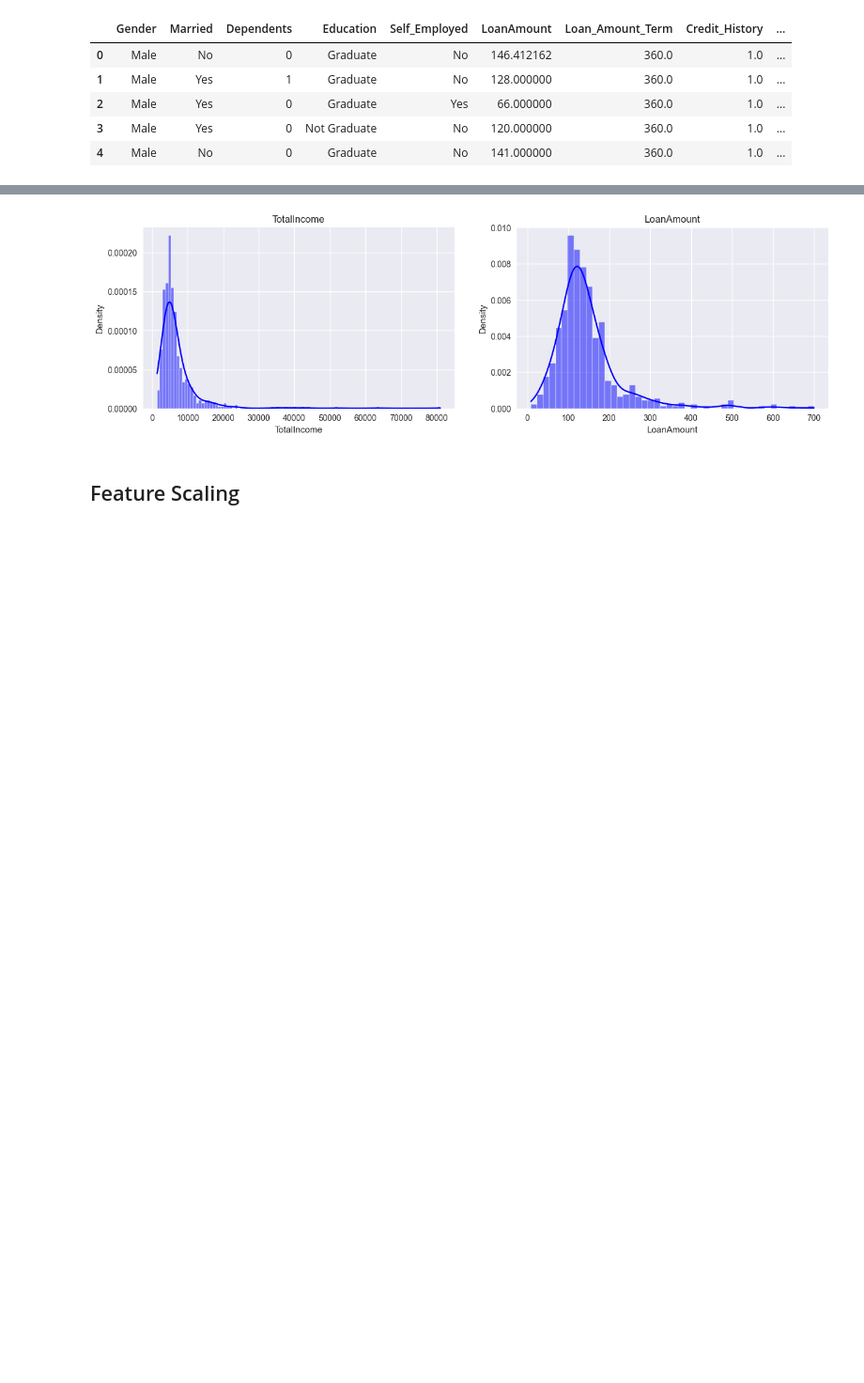
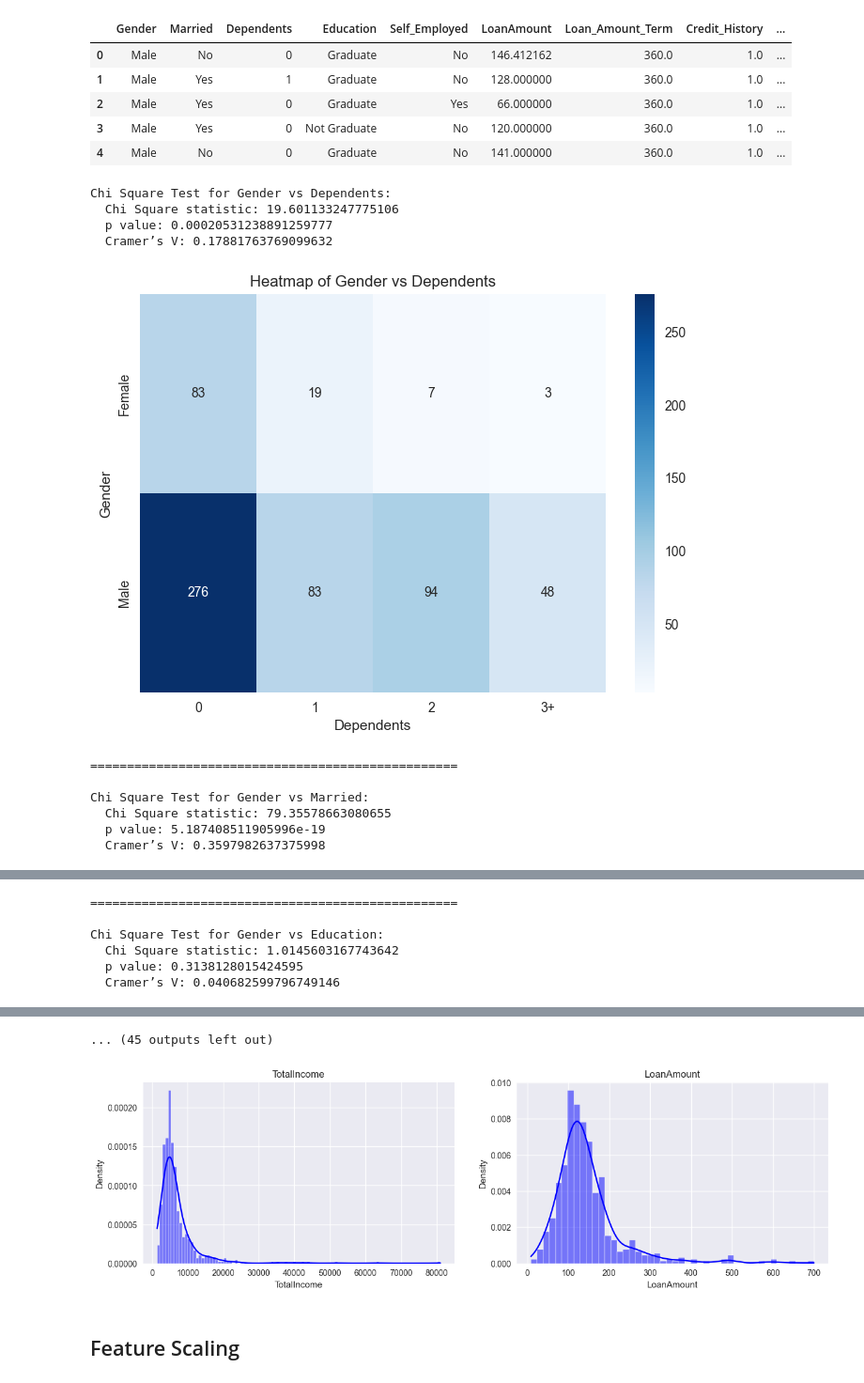
Before and after one commit to ChineloKOA/Loan-Approval-Prediction, a Jupyter notebook: experiment/loan-approval-prediction.ipynb, the cells around one changed output, grey strips where cells are left out. Shown at 94% size. Saved outputs shown, nothing was run; the diff lists cells and outputs as text; code cells hidden in the pictures; blank space fills up the shorter version.

```diff
--- a/experiment/loan-approval-prediction.ipynb
+++ b/experiment/loan-approval-prediction.ipynb
@@ -288,3 +288,75 @@ loan_no_missing_data_df.head()
 | 2 | Male | Yes | 0 | Graduate | Yes | 66.000000 | 360.0 | 1.0 | ... |
 | 3 | Male | Yes | 0 | Not Graduate | No | 120.000000 | 360.0 | 1.0 | ... |
 | 4 | Male | No | 0 | Graduate | No | 141.000000 | 360.0 | 1.0 | ... |
+# %%
+# Function to calculate Chi-Square test and Cramér's V
+def chi_square_and_cramers_v(contingency_table):
+    # Perform Chi-Square Test
+    chi2, p, dof, expected = chi2_contingency(contingency_table)
+
+    # Calculate Cramér's V
+    n = contingency_table.sum().sum()
+    min_dim = min(contingency_table.shape) - 1
+    cramers_v = np.sqrt(chi2 / (n * min_dim))
+
+    return chi2, p, cramers_v
+
+# List of feature pairs to test
+f_pairs = [
+    ('Gender', 'Dependents'),
+    ('Gender', 'Married'),
+    ('Gender', 'Education'),
+    ('Gender', 'Self_Employed'),
+    ('Gender', 'Property_Area'),
+    ('Gender', 'Loan_Status'),
+    ('Gender', 'Loan_Amount_Term'),
+    ('Dependents', 'Married'),
+    ('Dependents', 'Education'),
+    ('Dependents', 'Self_Employed'),
+    ('Dependents', 'Property_Area'),
+    ('Dependents', 'Loan_Status'),
+    ('Dependents', 'Loan_Amount_Term'),
+    ('Married', 'Education'),
+    ('Married', 'Self_Employed'),
+    ('Married', 'Property_Area'),
+    ('Married', 'Loan_Status'),
+    ('Married', 'Loan_Amount_Term'),
+    ('Education', 'Self_Employed'),
+    ('Education', 'Property_Area'),
+    ('Education', 'Loan_Status'),
+    ('Education', 'Loan_Amount_Term'),
+    ('Self_Employed', 'Property_Area'),
+    ('Self_Employed', 'Loan_Status'),
+    ('Self_Employed', 'Loan_Amount_Term'),
+    ('Property_Area', 'Loan_Status'),
+    ('Property_Area', 'Loan_Amount_Term'),
+    ('Loan_Status', 'Loan_Amount_Term')
+]
+
+# Perform Chi-Square tests for all pairs and print the results
+for f_1, f_2 in f_pairs:
+    contingency = pd.crosstab(loan_no_missing_data_df[f_1], loan_no_missing_data_df[f_2])
+    chi2, p, cramers_v = chi_square_and_cramers_v(contingency)
+
+    print(f"Chi Square Test for {f_1} vs {f_2}:")
+    print(f"  Chi Square statistic: {chi2}")
+    print(f"  p value: {p}")
+    print(f"  Cramer’s V: {cramers_v}")
+
+    # Visualize the contingency table with a heatmap
+    sns.heatmap(contingency, annot=True, cmap='Blues', fmt='d')
+    plt.title(f'Heatmap of {f_1} vs {f_2}')
+    plt.show()
+    print("\n" + "="*50 + "\n")
+# %% [output]
+Chi Square Test for Gender vs Dependents:
+  Chi Square statistic: 19.601133247775106
+  p value: 0.00020531238891259777
+  Cramer’s V: 0.17881763769099632
+[figure, added]
+==================================================
+
+Chi Square Test for Gender vs Married:
+  Chi Square statistic: 79.35578663080655
+  p value: 5.187408511905996e-19
+  Cramer’s V: 0.3597982637375998
@@ -290,0 +364,6 @@ loan_no_missing_data_df.head()
+==================================================
+
+Chi Square Test for Gender vs Education:
+  Chi Square statistic: 1.0145603167743642
+  p value: 0.3138128015424595
+  Cramer’s V: 0.040682599796749146
@@ -291,3 +392,4 @@ loan_no_missing_data_df.head()
+... (45 outputs left out)
 # %%
 # histogram and density curve to show the distributions for both continuous coloumns(TotalIncome & LoanAmount)
 fig, axes = plt.subplots(1, 2, figsize=(15, 4))
```
Also changed, not shown: parts of 4 cells of this notebook.
